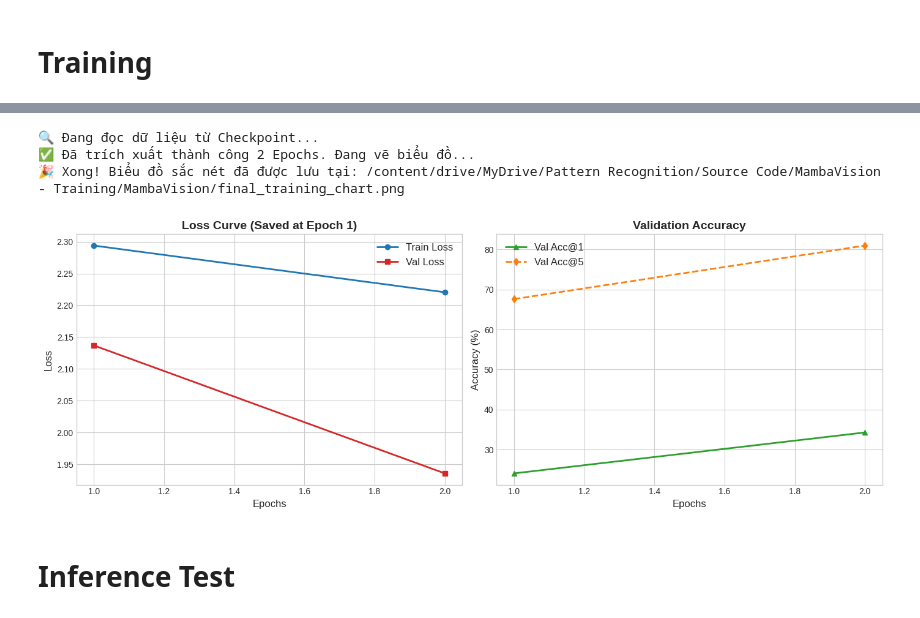
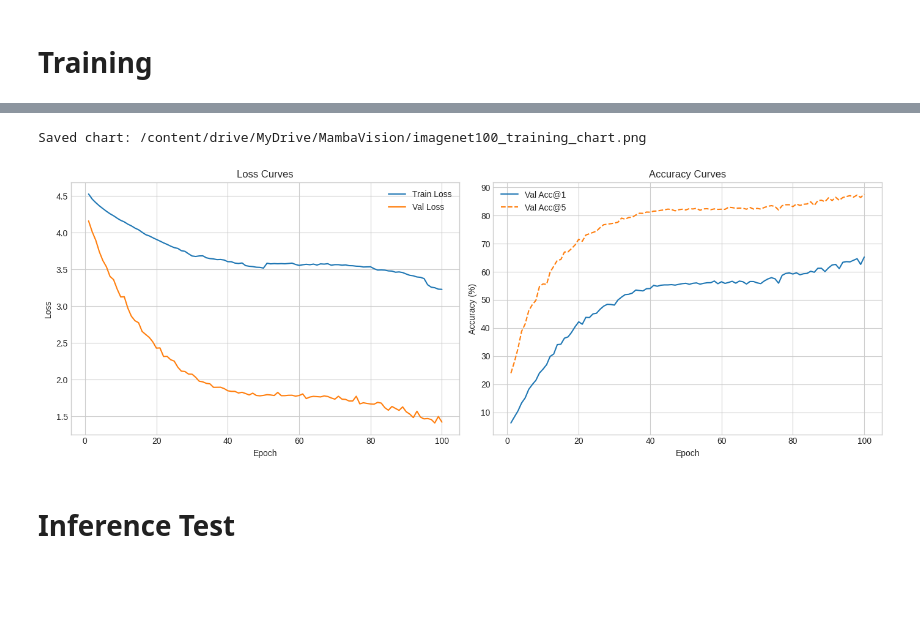
Before and after one commit to tawannt/Training-and-Fine-tuning-for-MambaVision-Backbone, a Jupyter notebook: MambaVisionTraining.ipynb, the cells around one changed output, grey strips where cells are left out. Saved outputs shown, nothing was run; the diff lists cells and outputs as text; code cells hidden in the pictures; blank space fills up the shorter version.

```diff
--- a/MambaVisionTraining.ipynb
+++ b/MambaVisionTraining.ipynb
@@ -455,59 +856,43 @@ Epoch [1/2] Batch [550/591] Train Loss: 2.2065
 # %%
 import torch
 import matplotlib.pyplot as plt
 import os
-# --- ĐƯỜNG DẪN TRỎ VỀ FILE CHECKPOINT ---
-checkpoint_path = "/content/drive/MyDrive/Pattern Recognition/Source Code/MambaVision - Training/MambaVision/mambavision_T2_imagenette.pth"
 
-# Lưu ảnh biểu đồ ngay cạnh thư mục chứa Checkpoint
-save_chart_path = os.path.join(os.path.dirname(checkpoint_path), "final_training_chart.png")
+checkpoint_path = "/content/drive/MyDrive/MambaVision/mambavision_T_imagenet100.pth"
+save_chart_path = os.path.join(os.path.dirname(checkpoint_path), "imagenet100_training_chart.png")
 
-print("🔍 Đang đọc dữ liệu từ Checkpoint...")
 if not os.path.exists(checkpoint_path):
-    print(f"❌ Không tìm thấy file tại: {checkpoint_path}")
+    raise FileNotFoundError(f"Missing checkpoint: {checkpoint_path}")
 
-# Map thẳng vào CPU, không dùng tí RAM GPU nào
 checkpoint = torch.load(checkpoint_path, map_location='cpu')
+history = checkpoint.get('history', None)
+if history is None:
+    raise RuntimeError("Checkpoint has no history. Train first.")
 
-if 'history' not in checkpoint:
-    print("❌ File Checkpoint này không có chứa mảng 'history'. Vui lòng train lại bằng script mới nhất!")
-
-
-history = checkpoint['history']
-current_epoch = checkpoint.get('epoch', 0)
 epochs = range(1, len(history['train_loss']) + 1)
 
-print(f"✅ Đã trích xuất thành công {len(epochs)} Epochs. Đang vẽ biểu đồ...")
-
-    # --- VẼ BIỂU ĐỒ ---
 plt.style.use('seaborn-v0_8-whitegrid')
 fig, (ax1, ax2) = plt.subplots(1, 2, figsize=(14, 5))
 
-# 1. Đồ thị Loss (Bắt bệnh Overfit/Underfit)
-ax1.plot(epochs, history['train_loss'], label='Train Loss', color='#1f77b4', linewidth=2, marker='o')
-ax1.plot(epochs, history['val_loss'], label='Val Loss', color='#d62728', linewidth=2, marker='s')
-ax1.set_title(f'Loss Curve (Saved at Epoch {current_epoch})', fontsize=14, fontweight='bold')
-ax1.set_xlabel('Epochs', fontsize=12)
-ax1.set_ylabel('Loss', fontsize=12)
-ax1.legend(fontsize=12)
+ax1.plot(epochs, history['train_loss'], label='Train Loss')
+ax1.plot(epochs, history['val_loss'], label='Val Loss')
+ax1.set_title('Loss Curves')
+ax1.set_xlabel('Epoch')
+ax1.set_ylabel('Loss')
+ax1.legend()
 
-# 2. Đồ thị Accuracy
-ax2.plot(epochs, history['val_acc1'], label='Val Acc@1', color='#2ca02c', linewidth=2, marker='^')
-ax2.plot(epochs, history['val_acc5'], label='Val Acc@5', color='#ff7f0e', linewidth=2, marker='d', linestyle='--')
-ax2.set_title('Validation Accuracy', fontsize=14, fontweight='bold')
-ax2.set_xlabel('Epochs', fontsize=12)
-ax2.set_ylabel('Accuracy (%)', fontsize=12)
-ax2.legend(fontsize=12)
+ax2.plot(epochs, history['val_acc1'], label='Val Acc@1')
+ax2.plot(epochs, history['val_acc5'], label='Val Acc@5', linestyle='--')
+ax2.set_title('Accuracy Curves')
+ax2.set_xlabel('Epoch')
+ax2.set_ylabel('Accuracy (%)')
+ax2.legend()
 
 plt.tight_layout()
-
-# Lưu ra Drive và in thông báo
 plt.savefig(save_chart_path, dpi=300)
-print(f"🎉 Xong! Biểu đồ sắc nét đã được lưu tại: {save_chart_path}")
+print(f"Saved chart: {save_chart_path}")
 # %% [output]
-🔍 Đang đọc dữ liệu từ Checkpoint...
-✅ Đã trích xuất thành công 2 Epochs. Đang vẽ biểu đồ...
-🎉 Xong! Biểu đồ sắc nét đã được lưu tại: /content/drive/MyDrive/Pattern Recognition/Source Code/MambaVision - Training/MambaVision/final_training_chart.png
+Saved chart: /content/drive/MyDrive/MambaVision/imagenet100_training_chart.png
-[figure, old version]
+[figure, new version]
 # %% [markdown]
 # Inference Test
```
Also changed, not shown: parts of 36 cells of this notebook.
